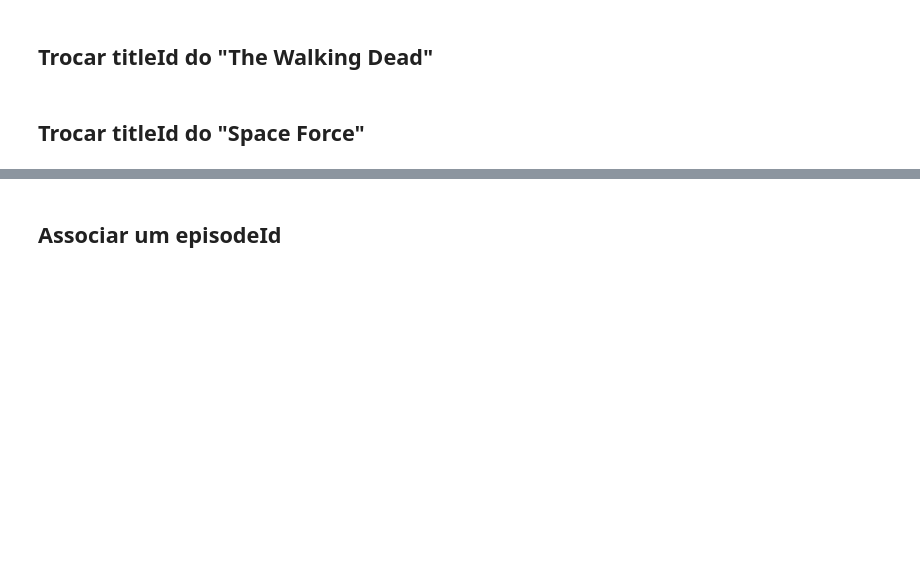
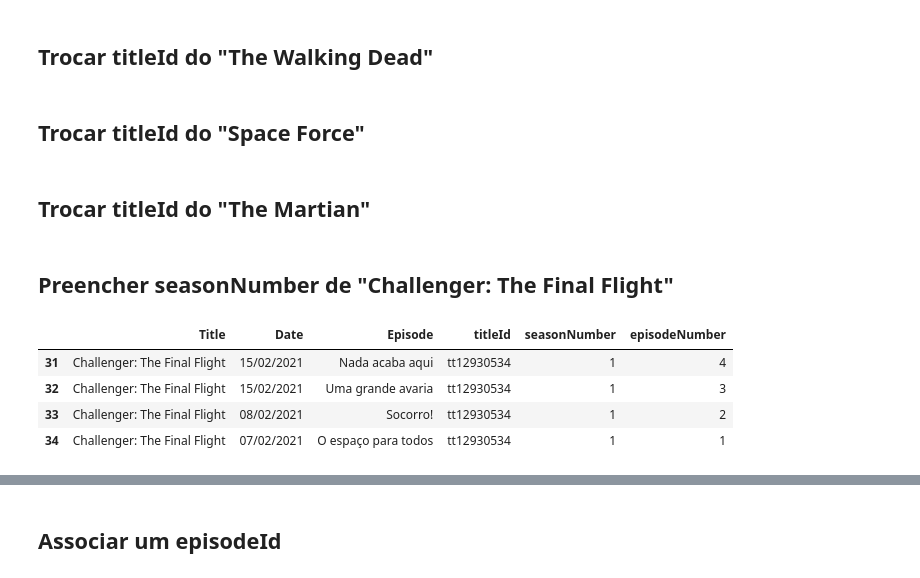
Before and after one commit to vichShir/netflix-analysis, a Jupyter notebook: notebooks/Netflix_Analysis.ipynb, the cells around one changed output, grey strips where cells are left out. Cells and saved outputs as stored; diff of their text form; code cells hidden in the pictures; blank space fills up the shorter version.

```diff
--- a/notebooks/Netflix_Analysis.ipynb
+++ b/notebooks/Netflix_Analysis.ipynb
@@ -741,3 +733,19 @@ netflix_df['titleId'].mask(netflix_df['titleId'] == 'tt0028478', 'tt1520211', in
 # %%
 # Space Force true ID: tt9612516
 netflix_df['titleId'].mask(netflix_df['titleId'] == 'tt11309924', 'tt9612516', inplace=True)
+# %% [markdown]
+## Trocar titleId do "The Martian"
+# %%
+# The Martian true ID: tt4939064
+netflix_df['titleId'].mask(netflix_df['titleId'] == 'tt2910906', 'tt4939064', inplace=True)
+# %% [markdown]
+## Preencher seasonNumber de "Challenger: The Final Flight"
+# %%
+netflix_df.loc[31:34, 'seasonNumber'] = 1
+netflix_df.loc[31:34]
+# %% [output]
+|  | Title | Date | Episode | titleId | seasonNumber | episodeNumber |
+| 31 | Challenger: The Final Flight | 15/02/2021 | Nada acaba aqui | tt12930534 | 1 | 4 |
+| 32 | Challenger: The Final Flight | 15/02/2021 | Uma grande avaria | tt12930534 | 1 | 3 |
+| 33 | Challenger: The Final Flight | 08/02/2021 | Socorro! | tt12930534 | 1 | 2 |
+| 34 | Challenger: The Final Flight | 07/02/2021 | O espaço para todos | tt12930534 | 1 | 1 |
```
Also changed, not shown: parts of 14 cells of this notebook, 1 other file.
